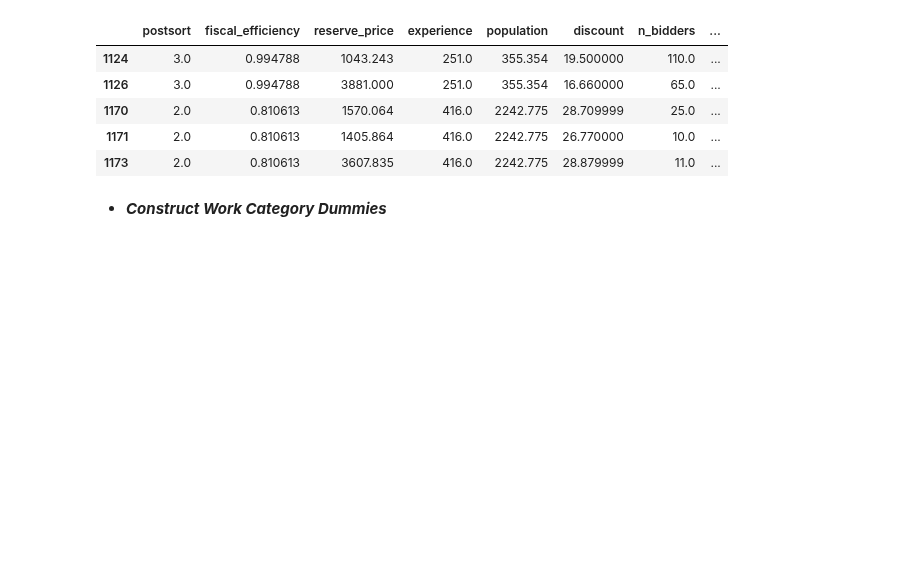
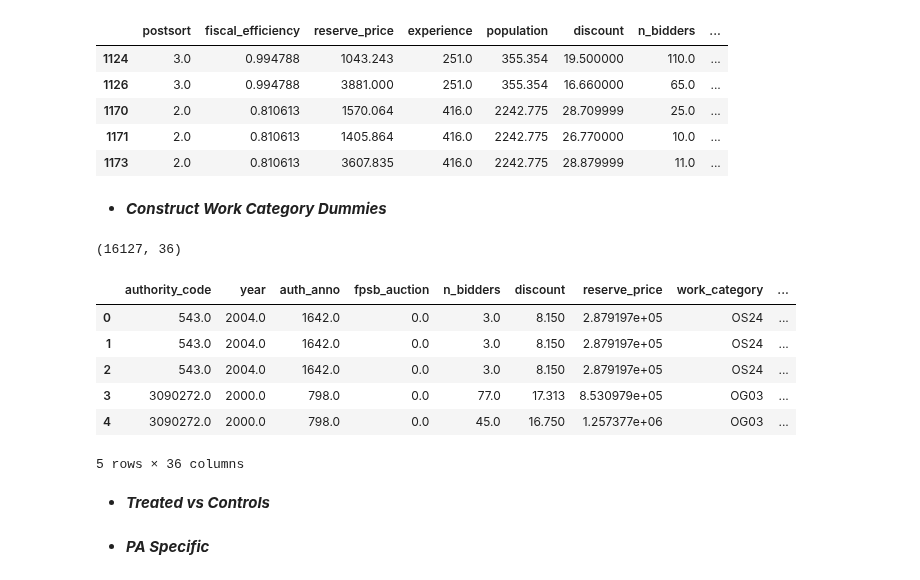
Before and after one commit to huiren-j/Replication-of-Decarolis-2014-, a Jupyter notebook: codes.ipynb, the cells around one changed output. Saved outputs shown, nothing was run; the diff lists cells and outputs as text; code cells hidden in the pictures; blank space fills up the shorter version.

Commit message:
add dummies and control var

```diff
--- a/codes.ipynb
+++ b/codes.ipynb
@@ -155,5 +158,32 @@ df_post.head() # (1223,10)
 | 1173 | 2.0 | 0.810613 | 3607.835 | 416.0 | 2242.775 | 28.879999 | 11.0 | ... |
 # %% [markdown]
 * ***Construct Work Category Dummies***
-# %%
-df[OG03_dummy] =
+# %%
+df['OG03_dummy'] = 0
+df.loc[(df['work_category']=='OG03')&(df['work_category']!=''),'OG03_dummy'] = 1
+
+df['OG01_dummy'] = 0
+df.loc[(df['work_category']=='OG01')&(df['work_category']!=''),'OG01_dummy'] = 1
+
+df['OG_rest_dummy'] = 0
+df.loc[(df['OG01_dummy']!=1)&(df['OG03_dummy']!=1)&(df['work_category']!=''),'OG_rest_dummy'] = 1
+
+df['OG_dummy'] = 0
+df.loc[df['work_category'].str[0:2] == 'OG','OG_dummy'] = 1
+
+df['OS_dummy'] = 0
+df.loc[df['work_category'].str[0:2] == 'OS','OS_dummy'] = 1
+
+#print(df.shape) to check column number (16127,36)
+df.head()
+# %% [output]
+(16127, 36)
+|  | authority_code | year | auth_anno | fpsb_auction | n_bidders | discount | reserve_price | work_category | ... |
+| 0 | 543.0 | 2004.0 | 1642.0 | 0.0 | 3.0 | 8.150 | 2.879197e+05 | OS24 | ... |
+| 1 | 543.0 | 2004.0 | 1642.0 | 0.0 | 3.0 | 8.150 | 2.879197e+05 | OS24 | ... |
+| 2 | 543.0 | 2004.0 | 1642.0 | 0.0 | 3.0 | 8.150 | 2.879197e+05 | OS24 | ... |
+| 3 | 3090272.0 | 2000.0 | 798.0 | 0.0 | 77.0 | 17.313 | 8.530979e+05 | OG03 | ... |
+| 4 | 3090272.0 | 2000.0 | 798.0 | 0.0 | 45.0 | 16.750 | 1.257377e+06 | OG03 | ... |
+5 rows × 36 columns
+# %% [markdown]
+* ***Treated vs Controls***
@@ -159,0 +198,2 @@ df[OG03_dummy] =
+# %% [markdown]
+* ***PA Specific***
```
Also changed, not shown: parts of 3 cells of this notebook, 1 other file.
